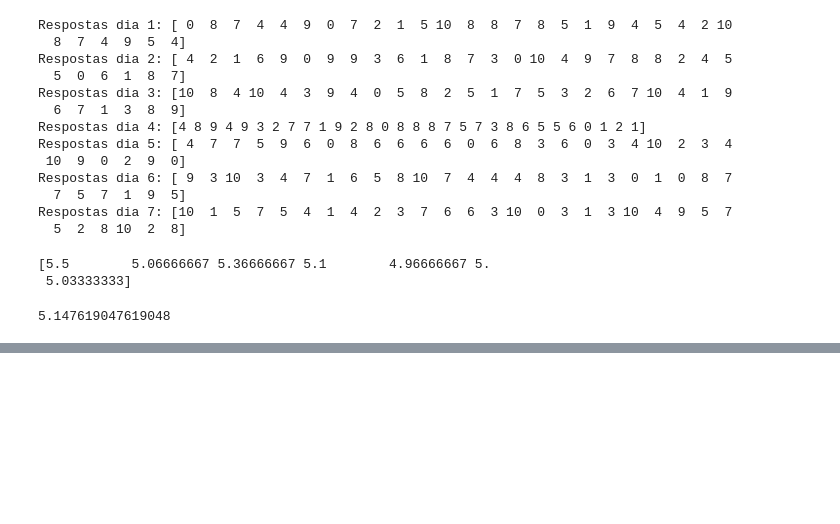
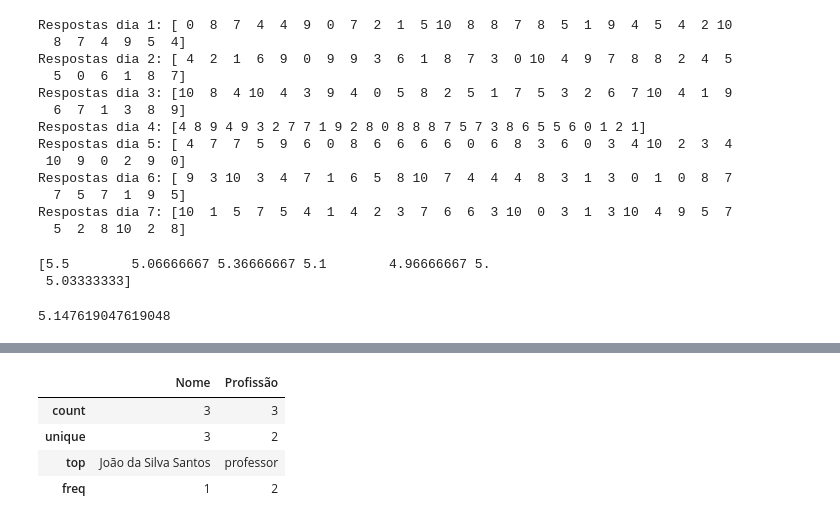
Before and after one commit to stephanyresque/Ciencia-de-dados-2, a Jupyter notebook: 26_09_24.ipynb, the cells around one changed output, grey strips where cells are left out. Cells and saved outputs as stored; diff of their text form; code cells hidden in the pictures; blank space fills up the shorter version.

```diff
--- a/26_09_24.ipynb
+++ b/26_09_24.ipynb
@@ -271,0 +379,8 @@ print(media_geral)
+# %%
+df.describe(exclude = 'number') #exclui os tipos numéricos
+# %% [output]
+|  | Nome | Profissão |
+| count | 3 | 3 |
+| unique | 3 | 2 |
+| top | João da Silva Santos | professor |
+| freq | 1 | 2 |
```
Also changed, not shown: parts of 18 cells of this notebook.
